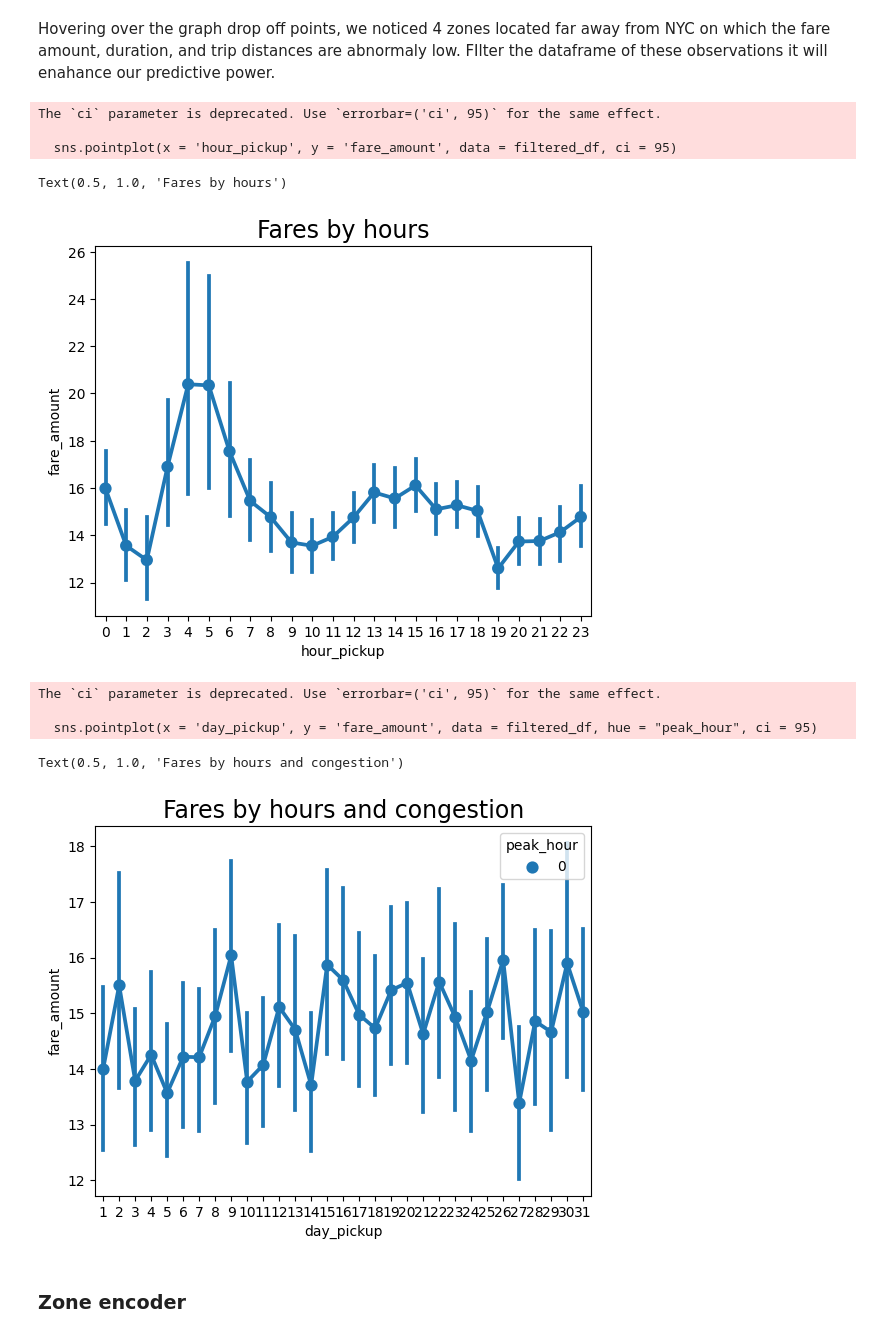
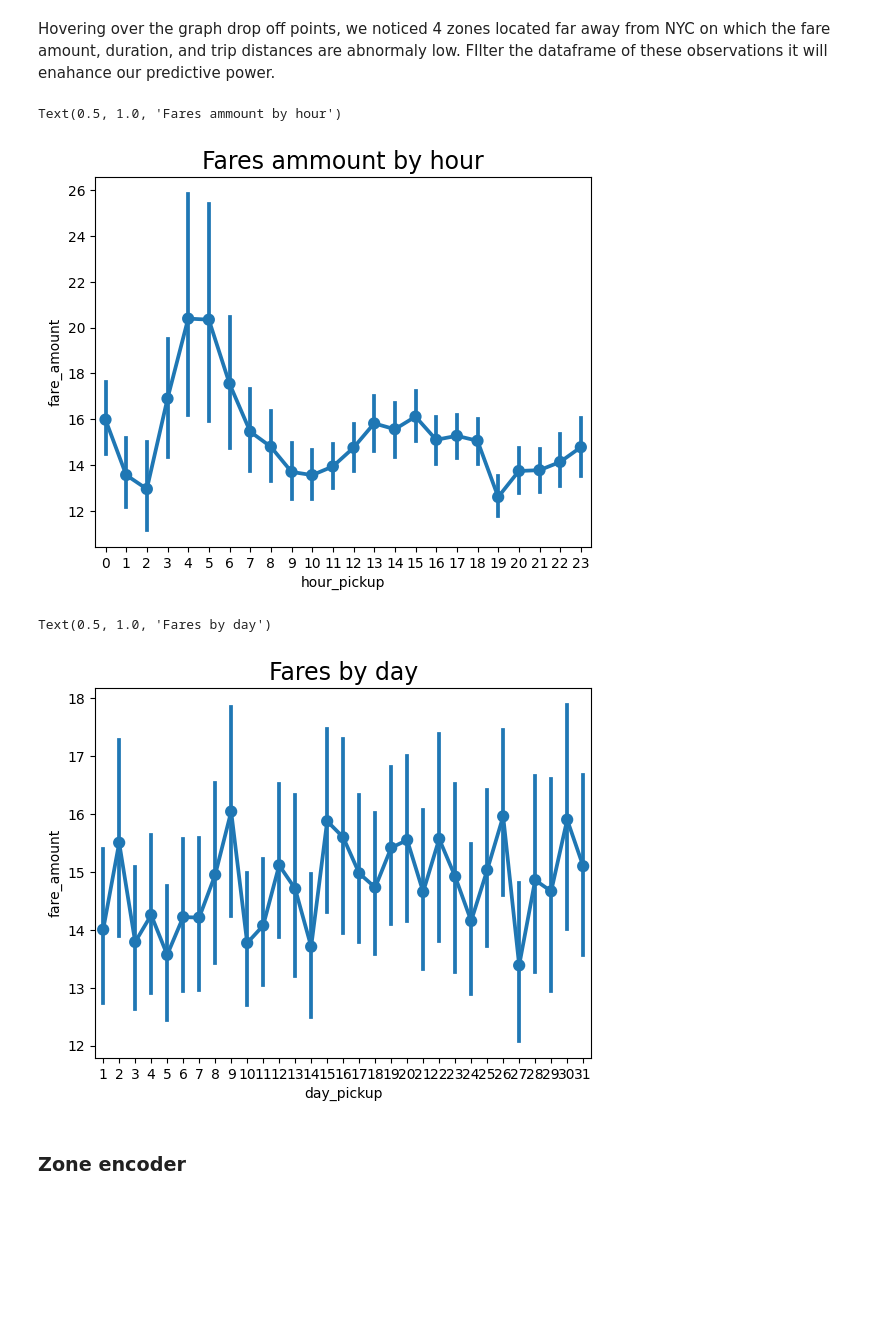
Before and after one commit to andres-mart/FinalProject, a Jupyter notebook: EDA.ipynb, the cells around one changed output. Saved outputs shown, nothing was run; the diff lists cells and outputs as text; code cells hidden in the pictures; blank space fills up the shorter version.

```diff
--- a/EDA.ipynb
+++ b/EDA.ipynb
@@ -494,5 +494,6 @@ At this point we only need to know the average speed on the most congested drop
 # %%
 average_speeds = df_congestion.groupby(['hour_pickup', 'DOZone'])['speed_minutes'].mean()
 worst_hours = average_speeds.sort_values(ascending= True).head(15)
+worst_hours = pd.DataFrame(worst_hours).reset_index()
 worst_hours
 # %% [output]
@@ -524,0 +523,10 @@ ValueError: Buffer dtype mismatch, expected 'Python object' but got 'long'
+# %%
+filtered_df['peak_hour'] = 0
+# Iterate over each row in filtered_df
+for index, row in filtered_df.iterrows():
+    hour_pickup = row['hour_pickup']
+    dozone = row['DOZone']
+
+    # Check if hour_pickup and dozone exist in worst_hours
+    if worst_hours[(worst_hours['hour_pickup'] == hour_pickup) & (worst_hours['DOZone'] == dozone)].shape[0] > 0:
+        filtered_df.at[index, 'peak_hour'] = 1
@@ -574,22 +585,16 @@ filtered_df = filtered_df[filtered_df["DOZone"] != "Highbridge"]
 filtered_df = filtered_df[filtered_df["DOZone"] != "Springfield Gardens North"]
 filtered_df = filtered_df[filtered_df["DOZone"] != "Columbia Street"]
 # %%
-sns.pointplot(x = 'hour_pickup', y = 'fare_amount', data = filtered_df, ci = 95)
-plt.title('Fares by hours', fontsize = 17)
+sns.pointplot(x = 'hour_pickup', y = 'fare_amount', data = filtered_df, errorbar=('ci', 95))
+plt.title('Fares ammount by hour', fontsize = 17)
 # %% [output]
-The `ci` parameter is deprecated. Use `errorbar=('ci', 95)` for the same effect.
-
-  sns.pointplot(x = 'hour_pickup', y = 'fare_amount', data = filtered_df, ci = 95)
+Text(0.5, 1.0, 'Fares ammount by hour')
-Text(0.5, 1.0, 'Fares by hours')
-[figure, old version]
+[figure, new version]
 # %%
-sns.pointplot(x = 'day_pickup', y = 'fare_amount', data = filtered_df, ci = 95)
-plt.title('Fares by hours and congestion', fontsize = 17)
+sns.pointplot(x = 'day_pickup', y = 'fare_amount', data = filtered_df, errorbar=('ci', 95))
+plt.title('Fares by day', fontsize = 17)
 # %% [output]
-The `ci` parameter is deprecated. Use `errorbar=('ci', 95)` for the same effect.
-
-  sns.pointplot(x = 'day_pickup', y = 'fare_amount', data = filtered_df, hue = "peak_hour", ci = 95)
+Text(0.5, 1.0, 'Fares by day')
-Text(0.5, 1.0, 'Fares by hours and congestion')
-[figure, old version]
+[figure, new version]
 # %% [markdown]
 ### Zone encoder
```
Also changed, not shown: parts of 34 cells of this notebook.
